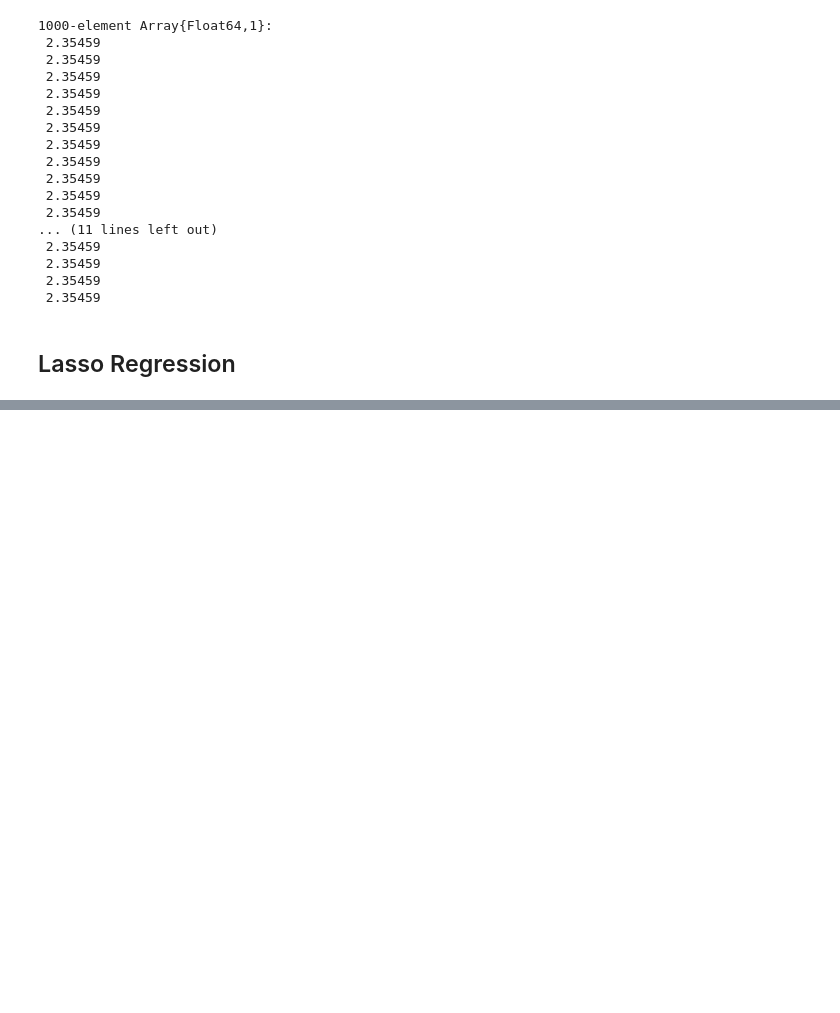
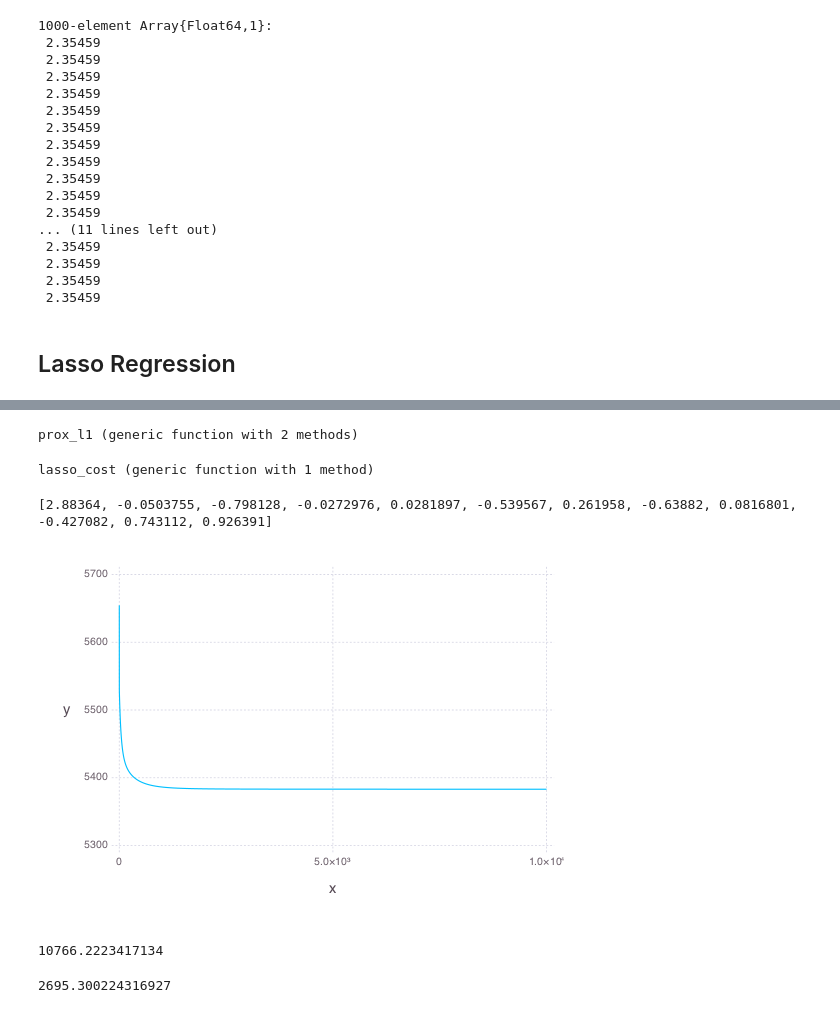
Before and after one commit to dvillacis/data_mining_lab, a Jupyter notebook: Regression Lab/Linear Regression.ipynb, the cells around one changed output, grey strips where cells are left out. Saved outputs shown, nothing was run; the diff lists cells and outputs as text; code cells hidden in the pictures; blank space fills up the shorter version.

```diff
--- a/Regression Lab/Linear Regression.ipynb
+++ b/Regression Lab/Linear Regression.ipynb
@@ -159,0 +167,54 @@ yp = X * a + b
+# %%
+function prox_l1(beta, lambda)
+    return max.(0,beta-lambda) - max.(0,-beta-lambda)
+end
+# %% [output]
+prox_l1 (generic function with 2 methods)
+# %%
+function lasso_cost(y,X,beta,lambda)
+    return 0.5*norm(y-X*beta)^2 + 0.5*lambda * norm(beta)^2
+end
+# %% [output]
+lasso_cost (generic function with 1 method)
+# %%
+beta = zeros(12)
+tau = 0.0002
+lambda = 0.01
+gamma = 0.5
+niter = 10000
+tol = 1e-3
+res = 1
+iter = 0
+costs = []
+beta_prev = beta;
+# %%
+for i in 1:niter
+    iter += 1
+    grad_g = 2*(x_train'*x_train)*beta - x_train'*y_train
+    z = prox_l1(beta - tau*grad_g,tau*lambda)
+    cost = lasso_cost(y_train,x_train,z,lambda)
+    #tau = gamma*tau
+    beta_prev = beta
+    beta = z
+
+    append!(costs,cost)
+    #println(cost)
+end
+println(beta)
+# %% [output]
+[2.88364, -0.0503755, -0.798128, -0.0272976, 0.0281897, -0.539567, 0.261958, -0.63882, 0.0816801, -0.427082, 0.743112, 0.926391]
+# %%
+using Gadfly
+plot(x=1:length(costs), y=costs, Geom.line)
+# %% [output]
+[figure, added]
+# %%
+y_lasso_train_predicted = x_train * beta;
+error = sum((y_train-y_lasso_train_predicted).^2) + lambda * norm(beta,1)
+# %% [output]
+10766.2223417134
+# %%
+y_lasso_test_predicted = x_test * beta;
+error = sum((y_test-y_lasso_test_predicted).^2) + lambda * norm(beta,1)
+# %% [output]
+2695.300224316927
```
Also changed, not shown: parts of 1 cell of this notebook.
